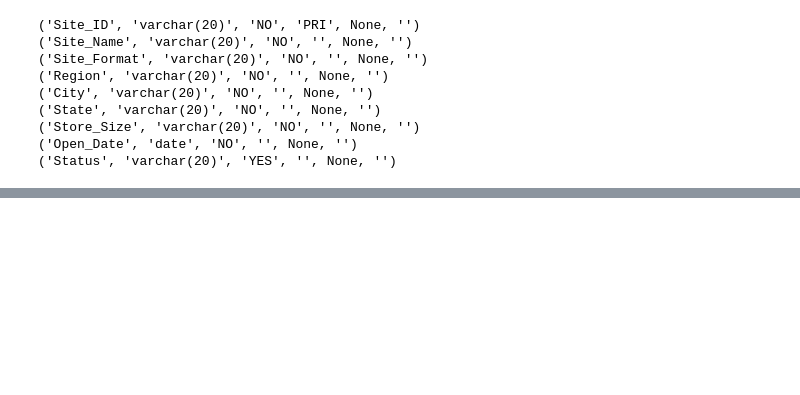
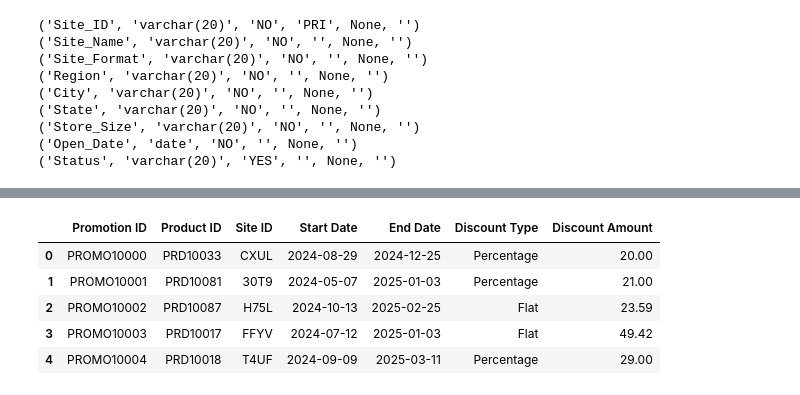
Before and after one commit to jayashreebaskaran21-glitch/Retail-Analytics-Project, a Jupyter notebook: 10_Notebooks/02_SQL_Connection.ipynb, the cells around one changed output, grey strips where cells are left out. Cells and saved outputs as stored; diff of their text form; code cells hidden in the pictures; blank space fills up the shorter version.

```diff
--- a/10_Notebooks/02_SQL_Connection.ipynb
+++ b/10_Notebooks/02_SQL_Connection.ipynb
@@ -298,0 +425,10 @@ for row in cursor.fetchall():
+# %%
+Promotion_Discount=pd.read_csv(r"C:\Users\ADMIN\Desktop\Retail_Analytics_Project\03_Cleaned_Data\Promotions_and_Discounts_Cleaned.csv")
+Promotion_Discount.head()
+# %% [output]
+|  | Promotion ID | Product ID | Site ID | Start Date | End Date | Discount Type | Discount Amount |
+| 0 | PROMO10000 | PRD10033 | CXUL | 2024-08-29 | 2024-12-25 | Percentage | 20.00 |
+| 1 | PROMO10001 | PRD10081 | 30T9 | 2024-05-07 | 2025-01-03 | Percentage | 21.00 |
+| 2 | PROMO10002 | PRD10087 | H75L | 2024-10-13 | 2025-02-25 | Flat | 23.59 |
+| 3 | PROMO10003 | PRD10017 | FFYV | 2024-07-12 | 2025-01-03 | Flat | 49.42 |
+| 4 | PROMO10004 | PRD10018 | T4UF | 2024-09-09 | 2025-03-11 | Percentage | 29.00 |
```
Also changed, not shown: parts of 41 cells of this notebook.
